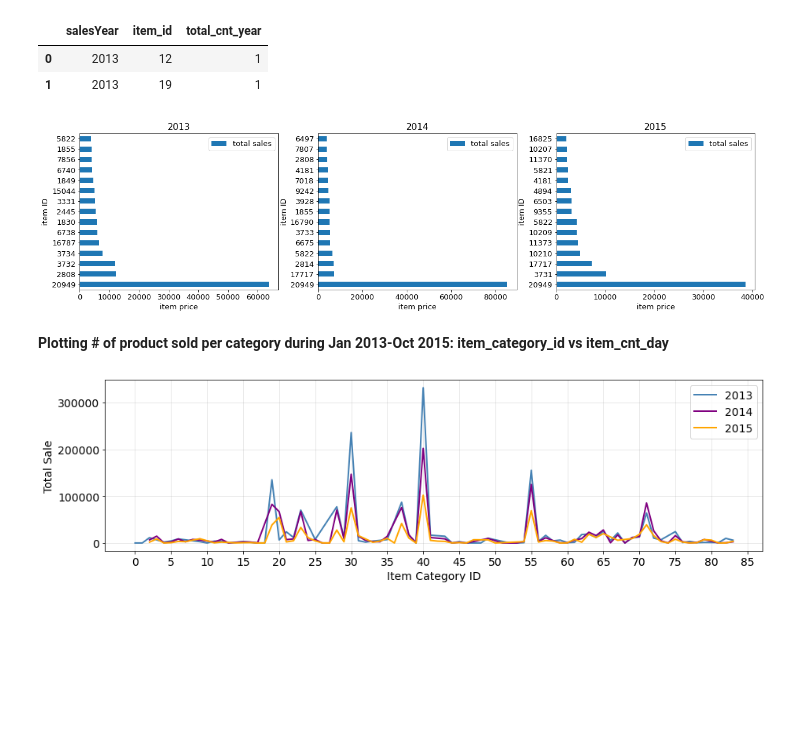
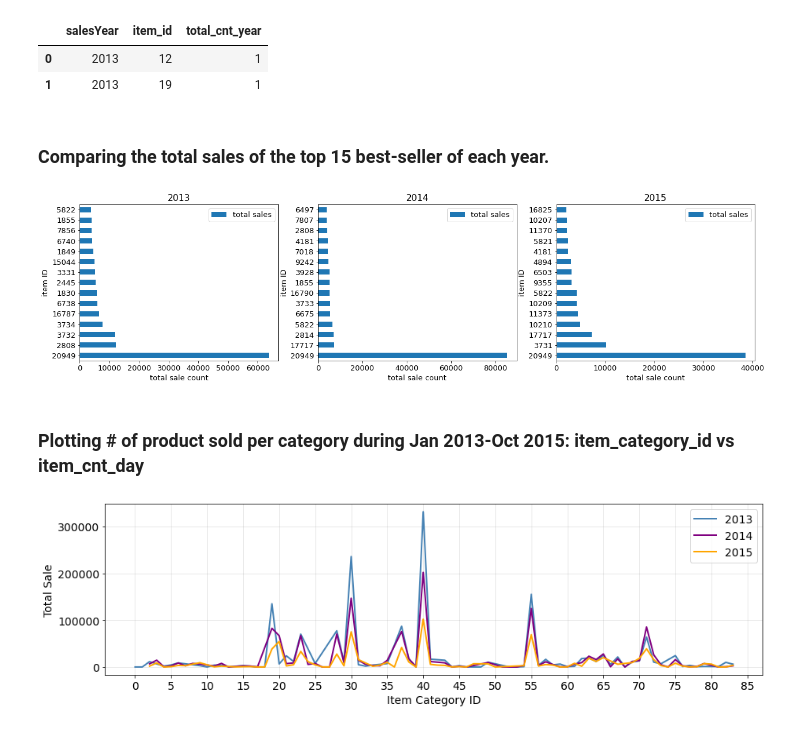
Before and after one commit to ozgekadioglu/Predict_Future_Sales, a Jupyter notebook: PresentableNotebook.ipynb, the cells around one changed output. Saved outputs shown, nothing was run; the diff lists cells and outputs as text; code cells hidden in the pictures; blank space fills up the shorter version.

```diff
--- a/PresentableNotebook.ipynb
+++ b/PresentableNotebook.ipynb
@@ -57,2 +71,2 @@ item_categories['item_category_name'].nunique()
 # %%
-item_categories['item_category_name'].apply(lambda x: print(x) if 'Аксессуары' in x else False )
+item_categories['category_type'] = item_categories['item_category_name'].apply(lambda x: x.split(" ")[0]).astype(str)
@@ -79,0 +79,5 @@ Name: item_category_name, Length: 84, dtype: object
+# %%
+item_categories.loc[item_categories.category_type=='Игровые', 'category_type'] = 'Игры'
+item_categories.loc[item_categories.category_type=='Аксессуары', 'category_type'] = 'Игры'
+
+item_categories.category_type.nunique()
@@ -153,6 +168,7 @@ shops.head(5)
 def add_city_feature(data):
     data.loc[data['shop_name'] == 'Сергиев Посад ТЦ "7Я"', 'shop_name'] = 'СергиевПосад ТЦ "7Я"'
     data['city'] = data['shop_name'].str.split(" ").map(lambda x: x[0])
+    data['shop_category'] = data['shop_name'].str.split(" ").map(lambda x: x[1])
     data.loc[data['city'] == '!Якутск', 'city'] = 'Якутск'
     data['city_id'] = data['city'].factorize()[0]
     return data
@@ -519,22 +535,24 @@ sales_train_grouped_by_item.head(2)
 |  | salesYear | item_id | total_cnt_year |
 | 0 | 2013 | 12 | 1 |
 | 1 | 2013 | 19 | 1 |
+# %% [markdown]
+### Comparing the total sales of the top 15 best-seller of each year.
 # %%
 plt.rcParams.update({'font.size': 13}) # must set in top
 
 fig, axes = plt.subplots(nrows=1, ncols=3, figsize=[21, 5])
 
 sales_items_2013[0:15].plot(ax=axes[0], x='item_id', y='total_cnt_year', kind='barh', title='2013', label = 'total sales')
 sales_items_2014[0:15].plot(ax=axes[1], x='item_id', y='total_cnt_year', kind='barh', title='2014', label = 'total sales')
 sales_items_2015[0:15].plot(ax=axes[2], x='item_id', y='total_cnt_year', kind='barh', title='2015', label = 'total sales')
 
 for i in (0,1,2):
     axes[i].set_ylabel('item ID')
-    axes[i].set_xlabel('item price')
+    axes[i].set_xlabel('total sale count')
 # %% [output]
-[figure, old version]
+[figure, new version]
 # %% [markdown]
-<b> Plotting # of product sold per category during Jan 2013-Oct 2015: item_category_id vs item_cnt_day </b>
+### Plotting # of product sold per category during Jan 2013-Oct 2015: item_category_id vs item_cnt_day
 # %%
 #sales_train_grouped_by_category.loc[:, 'item_category_id']=sales_train_grouped_by_category['item_category_id'].astype(int)
 plt.rcParams.update({'font.size': 14}) # must set in top
```
Also changed, not shown: parts of 36 cells of this notebook.
